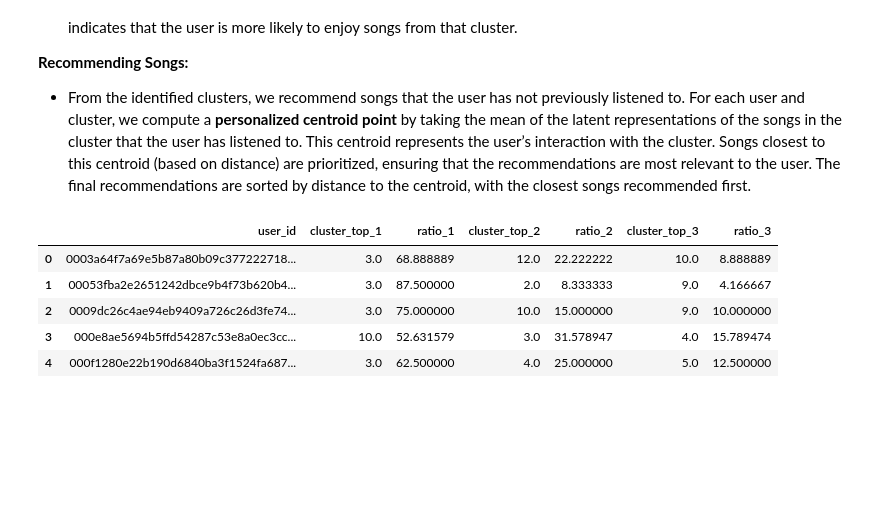
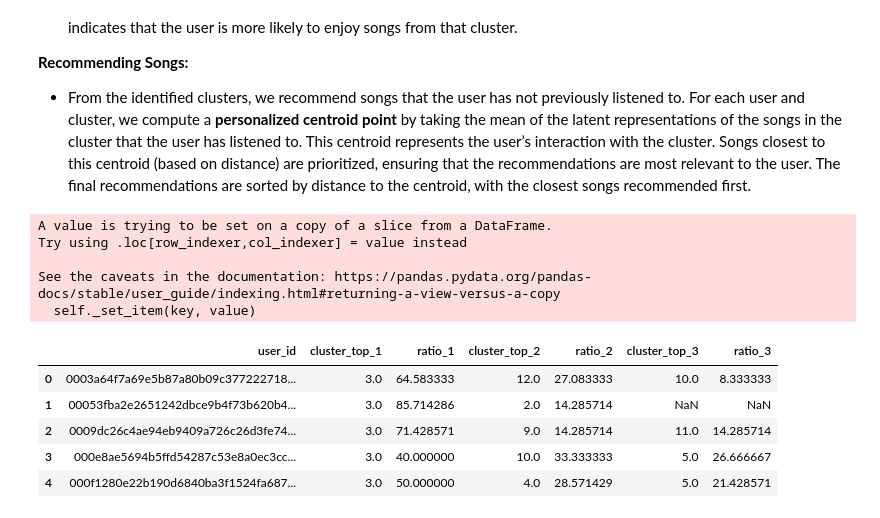
Before and after one commit to JasminThari/Music-Recommender-System, a Jupyter notebook: ExplainerNotebook.ipynb, the cells around one changed output. Drawn from its saved outputs; the diff is of its cells as text; code cells hidden in the pictures; blank space fills up the shorter version.

```diff
--- a/ExplainerNotebook.ipynb
+++ b/ExplainerNotebook.ipynb
@@ -678,6 +671,3 @@ listened_songs, masked_songs = stratified_split(df_interactions_test_users, spli
-# %%
-train_users = data_loader.load_csv_file(data_path='data/processed/train_users.csv')
-test_users = data_loader.load_csv_file(data_path='data/processed/test_users.csv')
 # %%
 print("Train users shape:", train_users.shape)
 print("Test users shape:", test_users.shape)
@@ -1144,11 +1158,11 @@ listened_songs_ratio_split = pd.read_csv('data/processed/listened_songs_ratio_sp
 # %%
-def calculate_top_k_clusters_with_ratios(listened_songs_ratio_split, df_recommend, k=3):
+def calculate_top_k_clusters_with_ratios(listened_songs_split, df_recommend, k=3):
     """
     For each user, identify the top k clusters based on the number of songs listened to,
     and calculate the ratio of songs in each of these clusters, summing to 100%.
 
     Parameters:
-    - listened_songs_ratio_split (pd.DataFrame): DataFrame with 'user_id' and 'song_id'.
+    - listened_songs_split (pd.DataFrame): DataFrame with 'user_id' and 'song_id'.
     - df_clustering (pd.DataFrame): DataFrame with 'song_id' and 'cluster'.
     - k (int): Number of top clusters to identify per user.
 
@@ -1157,7 +1171,7 @@ def calculate_top_k_clusters_with_ratios(listened_songs_ratio_split, df_recommen
     """
 
     # Step 1: Merge the DataFrames on 'song_id'
-    merged_df = listened_songs_ratio_split.merge(df_recommend, on='song_id', how='left')
+    merged_df = listened_songs_split.merge(df_recommend, on='song_id', how='left')
 
     # Check for any songs that didn't merge correctly
     if merged_df['cluster'].isnull().any():
@@ -1211,15 +1225,22 @@ def calculate_top_k_clusters_with_ratios(listened_songs_ratio_split, df_recommen
     return result_df
 # %%
 # Calculate top 3 cluster ratios per user
-cluster_ratio_user = calculate_top_k_clusters_with_ratios(listened_songs_ratio_split, df_recommend, k=3)
+listened_songs_split = pd.read_csv('data/processed/listened_songs_fixed_split.csv') # Load the played songs for the test users
+cluster_user = calculate_top_k_clusters_with_ratios(listened_songs_split, df_recommend, k=3)
+# %% [output]
+A value is trying to be set on a copy of a slice from a DataFrame.
+Try using .loc[row_indexer,col_indexer] = value instead
+
+See the caveats in the documentation: https://pandas.pydata.org/pandas-docs/stable/user_guide/indexing.html#returning-a-view-versus-a-copy
+  self._set_item(key, value)
 # %%
-cluster_ratio_user.head()
+cluster_user.head()
 # %% [output]
 |  | user_id | cluster_top_1 | ratio_1 | cluster_top_2 | ratio_2 | cluster_top_3 | ratio_3 |
-| 0 | 0003a64f7a69e5b87a80b09c377222718... | 3.0 | 68.888889 | 12.0 | 22.222222 | 10.0 | 8.888889 |
-| 1 | 00053fba2e2651242dbce9b4f73b620b4... | 3.0 | 87.500000 | 2.0 | 8.333333 | 9.0 | 4.166667 |
-| 2 | 0009dc26c4ae94eb9409a726c26d3fe74... | 3.0 | 75.000000 | 10.0 | 15.000000 | 9.0 | 10.000000 |
-| 3 | 000e8ae5694b5ffd54287c53e8a0ec3cc... | 10.0 | 52.631579 | 3.0 | 31.578947 | 4.0 | 15.789474 |
-| 4 | 000f1280e22b190d6840ba3f1524fa687... | 3.0 | 62.500000 | 4.0 | 25.000000 | 5.0 | 12.500000 |
+| 0 | 0003a64f7a69e5b87a80b09c377222718... | 3.0 | 64.583333 | 12.0 | 27.083333 | 10.0 | 8.333333 |
+| 1 | 00053fba2e2651242dbce9b4f73b620b4... | 3.0 | 85.714286 | 2.0 | 14.285714 | NaN | NaN |
+| 2 | 0009dc26c4ae94eb9409a726c26d3fe74... | 3.0 | 71.428571 | 9.0 | 14.285714 | 11.0 | 14.285714 |
+| 3 | 000e8ae5694b5ffd54287c53e8a0ec3cc... | 3.0 | 40.000000 | 10.0 | 33.333333 | 5.0 | 26.666667 |
+| 4 | 000f1280e22b190d6840ba3f1524fa687... | 3.0 | 50.000000 | 4.0 | 28.571429 | 5.0 | 21.428571 |
 # %%
 df_latent_representations['song_id'] = df_songs_cleaned['song_id']
```
Also changed, not shown: parts of 91 cells of this notebook, 2 other files.
